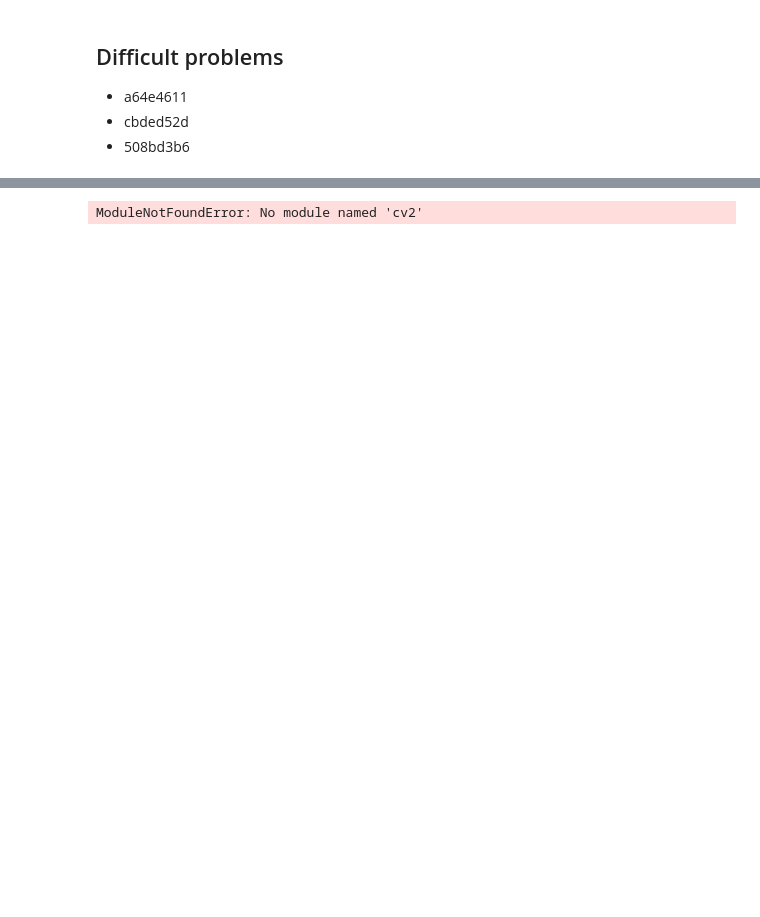
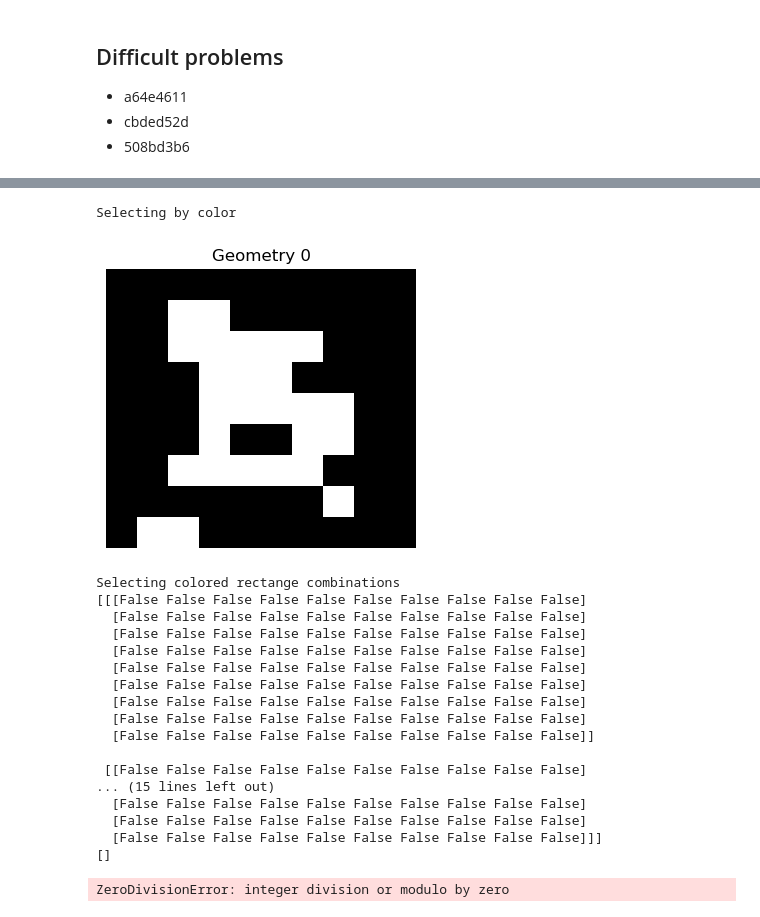
Before and after one commit to francescobraicovich/ARC2, a Jupyter notebook: code/exploration.ipynb, the cells around one changed output, grey strips where cells are left out. Cells and saved outputs as stored; diff of their text form; code cells hidden in the pictures; blank space fills up the shorter version.

```diff
--- a/code/exploration.ipynb
+++ b/code/exploration.ipynb
@@ -75,24 +75,46 @@ Color of second biggest shape: 1
 # %%
 from dsl.select import Selector
 from dsl.utilities.plot import plot_selection
-import cv2
+from skimage.segmentation import find_boundaries
 
 sel = Selector(arr.shape)
 
 print('Selecting by color')
 selection = sel.select_color(arr, 1)
 plot_selection(selection)
 print('Selecting colored rectange combinations')
-selection2 = sel.select_colored_rectangle_combinations(arr, 1, 3, 2)
-plot_selection(selection2)
-print('Selecting colored separated shapes')
-selection3 = sel.select_colored_separated_shapes(arr, 1)
+selection3 = sel.select_rings(arr, 1)
+print(selection3)
 plot_selection(selection3)
 print('Selecting cells adjacent to color')
-selection4 = sel.select_adjacent_to_color(arr, 1, 2)
+selection4 = sel.select_adjacent_to_color(arr, 1, 3)
 plot_selection(selection4)
+selection4 = sel.select_adjacent_to_color_diag(arr, 1, 3)
+plot_selection(selection4)
+
+selection5 = sel.select_outer_border(arr, 1)
+plot_selection(selection5)
 # %% [output]
-ModuleNotFoundError: No module named 'cv2'
+Selecting by color
+[figure, added]
+Selecting colored rectange combinations
+[[[False False False False False False False False False False]
+  [False False False False False False False False False False]
+  [False False False False False False False False False False]
+  [False False False False False False False False False False]
+  [False False False False False False False False False False]
+  [False False False False False False False False False False]
+  [False False False False False False False False False False]
+  [False False False False False False False False False False]
+  [False False False False False False False False False False]]
+
+ [[False False False False False False False False False False]
+... (15 lines left out)
+  [False False False False False False False False False False]
+  [False False False False False False False False False False]
+  [False False False False False False False False False False]]]
+[]
+ZeroDivisionError: integer division or modulo by zero
 # %%
 from dsl.transform import Transformer
 from dsl.utilities.plot import plot_grid_3d
```
Also changed, not shown: parts of 8 cells of this notebook.
